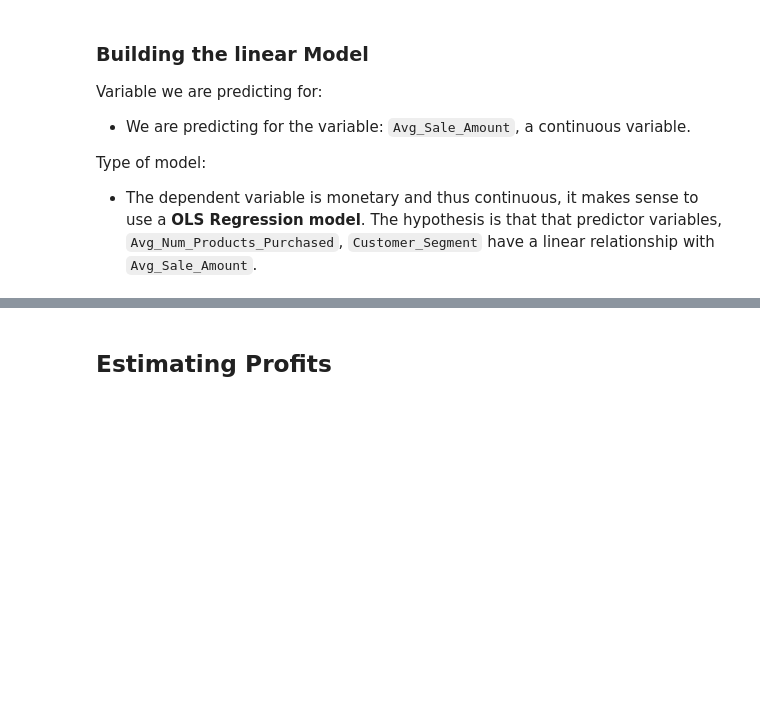
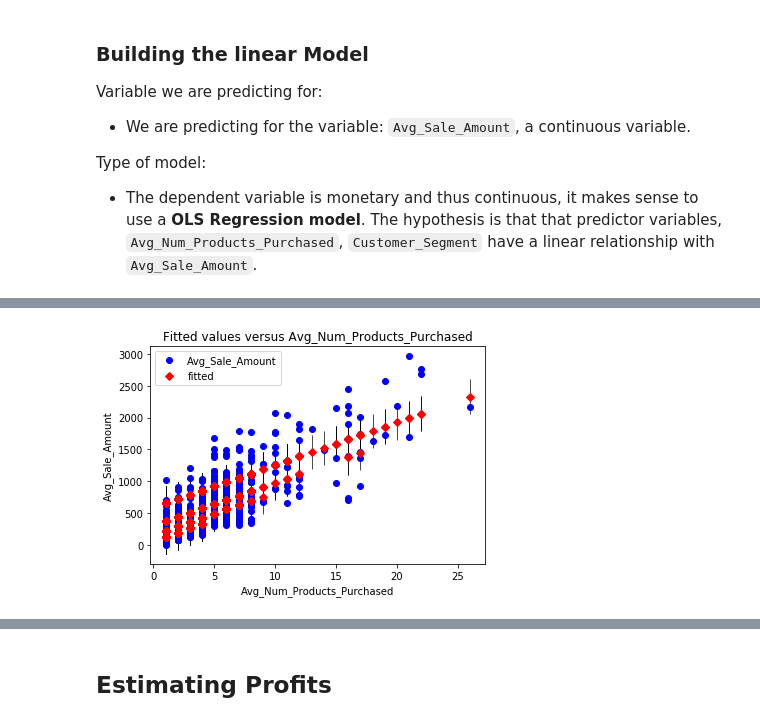
Before and after one commit to cgman64/predictive-analytics, a Jupyter notebook: predicting-catalog-demand.ipynb, the cells around one changed output, grey strips where cells are left out. Saved outputs shown, nothing was run; the diff lists cells and outputs as text; code cells hidden in the pictures; blank space fills up the shorter version.

```diff
--- a/predicting-catalog-demand.ipynb
+++ b/predicting-catalog-demand.ipynb
@@ -137,0 +147,6 @@ Warnings:
+# %%
+fig, ax = plt.subplots()
+fig = sm.graphics.plot_fit(res, 1, ax=ax)
+plt.show()
+# %% [output]
+[figure, added]
```
Also changed, not shown: parts of 7 cells of this notebook.
